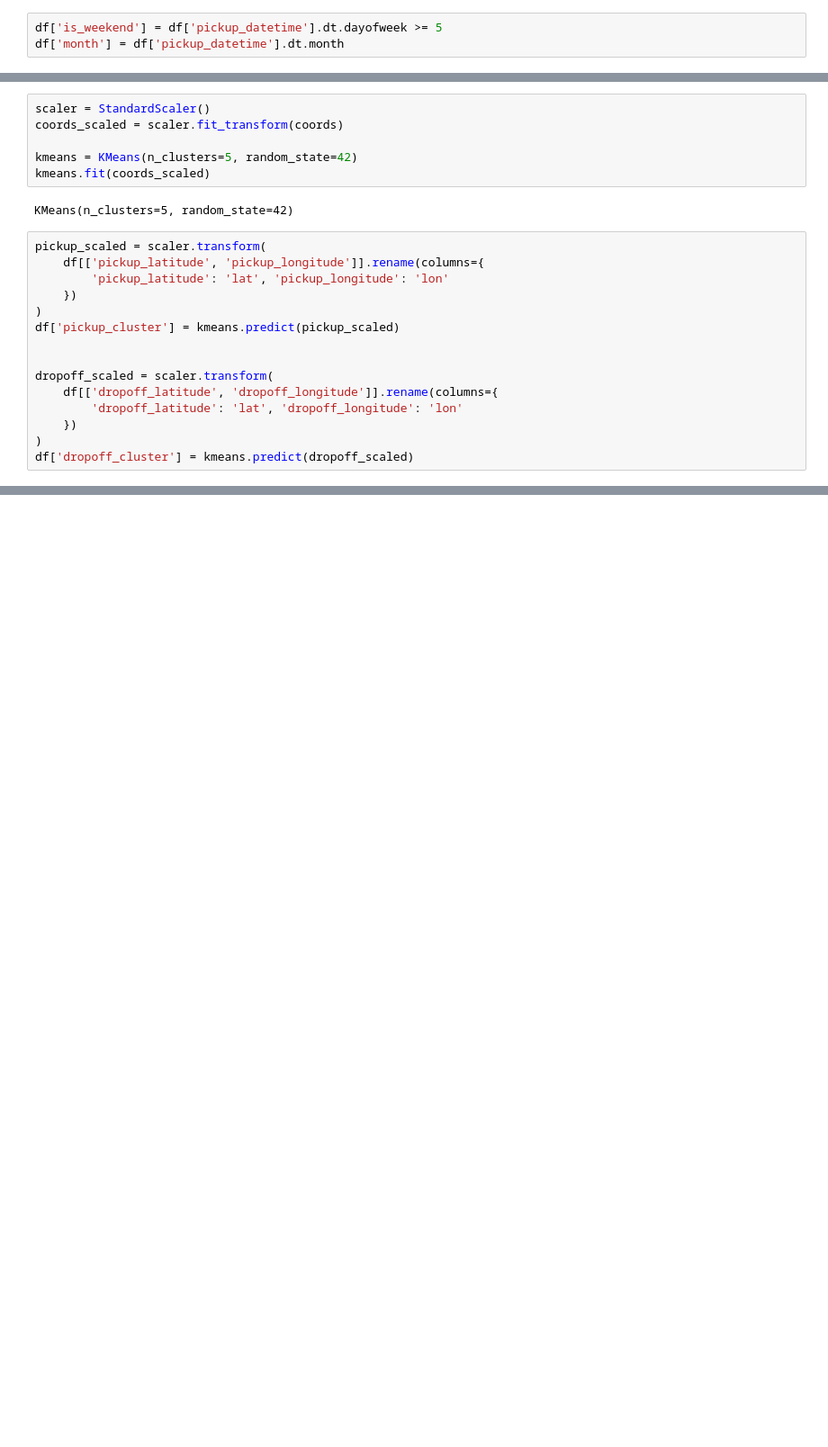
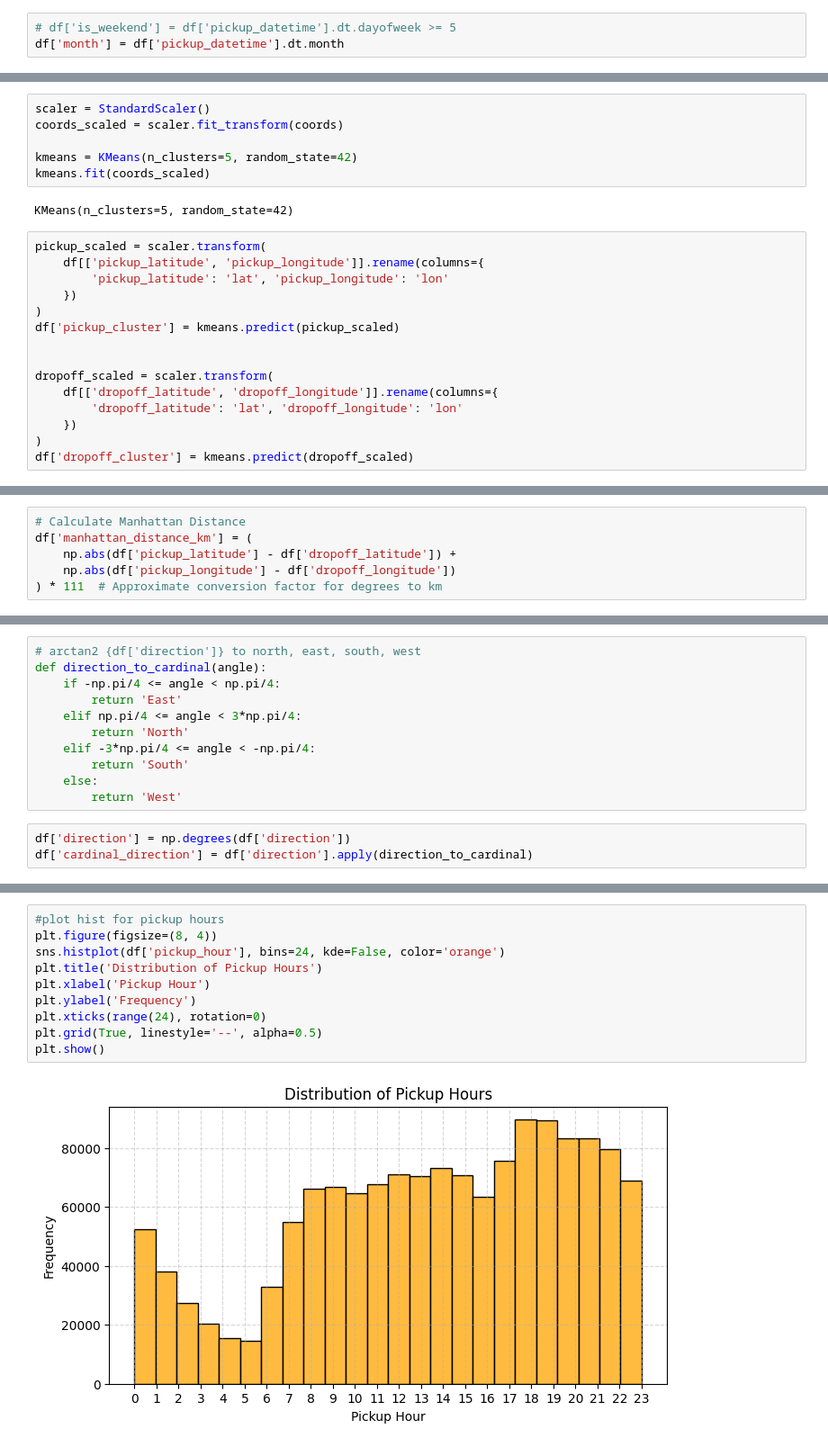
Before and after one commit to Marshoow/NYC_Taxi_Trip_DS, a Jupyter notebook: taxi_trip.ipynb, the cells around one changed output, grey strips where cells are left out. Shown at 90% size. Cells and saved outputs as stored; diff of their text form; blank space fills up the shorter version.

Commit message:
more feature engineering,improve direction

```diff
--- a/taxi_trip.ipynb
+++ b/taxi_trip.ipynb
@@ -223,7 +426,7 @@ df['speed_kmh'] = df['distance_km'] / (df['trip_duration'] / 3600)
 We extract if the trip is on a weekend and the month of the trip.
 This helps capture seasonal and weekly patterns.
 # %%
-df['is_weekend'] = df['pickup_datetime'].dt.dayofweek >= 5
+# df['is_weekend'] = df['pickup_datetime'].dt.dayofweek >= 5
 df['month'] = df['pickup_datetime'].dt.month
 # %% [markdown]
 ### Distance per Passenger
@@ -294,0 +514,6 @@ df.sample(3)
+# %%
+# Calculate Manhattan Distance
+df['manhattan_distance_km'] = (
+    np.abs(df['pickup_latitude'] - df['dropoff_latitude']) +
+    np.abs(df['pickup_longitude'] - df['dropoff_longitude'])
+) * 111  # Approximate conversion factor for degrees to km
@@ -294,0 +535,14 @@ df.sample(3)
+# %%
+# arctan2 {df['direction']} to north, east, south, west
+def direction_to_cardinal(angle):
+    if -np.pi/4 <= angle < np.pi/4:
+        return 'East'
+    elif np.pi/4 <= angle < 3*np.pi/4:
+        return 'North'
+    elif -3*np.pi/4 <= angle < -np.pi/4:
+        return 'South'
+    else:
+        return 'West'
+# %%
+df['direction'] = np.degrees(df['direction'])
+df['cardinal_direction'] = df['direction'].apply(direction_to_cardinal)
@@ -294,0 +577,12 @@ df.sample(3)
+# %%
+#plot hist for pickup hours
+plt.figure(figsize=(8, 4))
+sns.histplot(df['pickup_hour'], bins=24, kde=False, color='orange')
+plt.title('Distribution of Pickup Hours')
+plt.xlabel('Pickup Hour')
+plt.ylabel('Frequency')
+plt.xticks(range(24), rotation=0)
+plt.grid(True, linestyle='--', alpha=0.5)
+plt.show()
+# %% [output]
+[figure, added]
```
Also changed, not shown: parts of 47 cells of this notebook, 1 other file.
